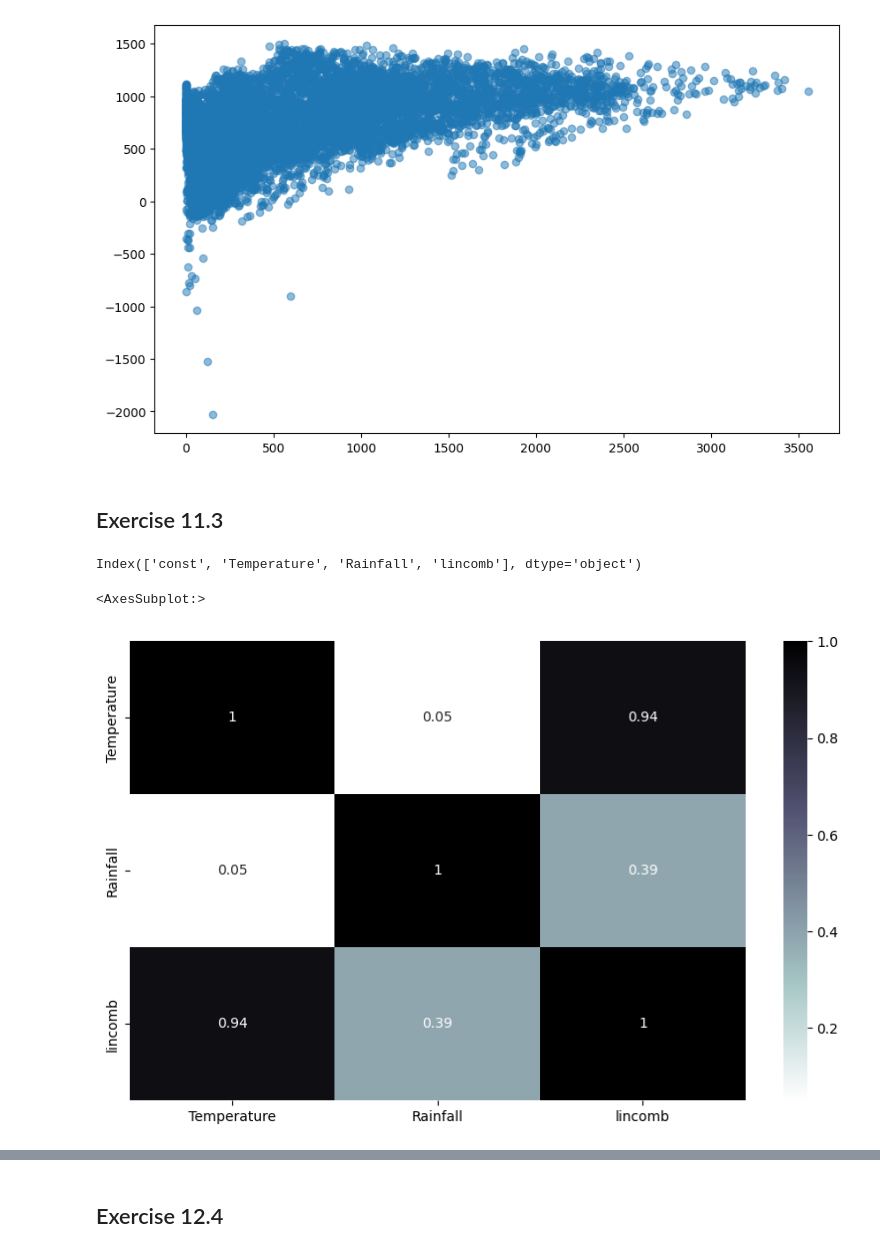
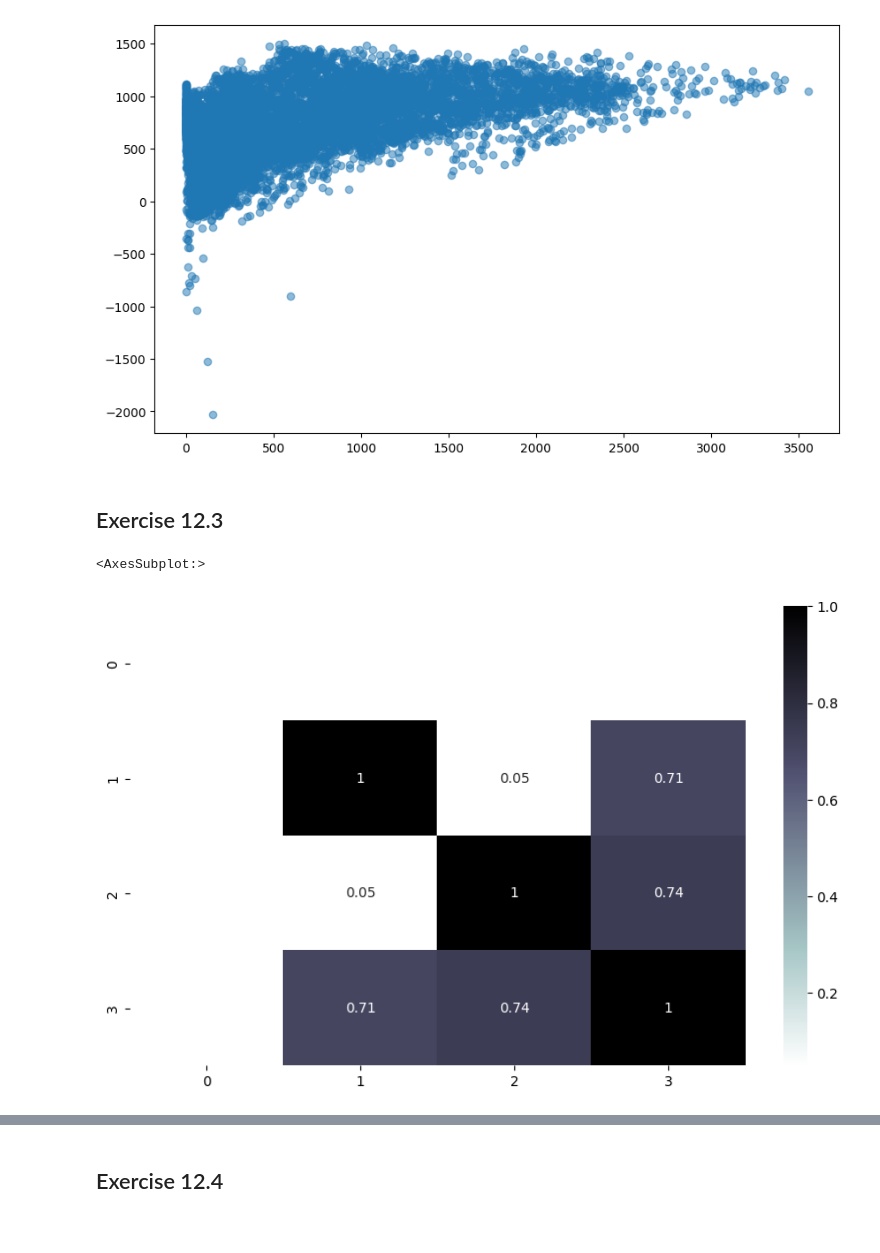
Before and after one commit to falasur/LA4DS, a Jupyter notebook: LA4DS_Ch12.ipynb, the cells around one changed output, grey strips where cells are left out. Cells and saved outputs as stored; diff of their text form; code cells hidden in the pictures.

Commit message:
Exercise 12.4

```diff
--- a/LA4DS_Ch12.ipynb
+++ b/LA4DS_Ch12.ipynb
@@ -231,8 +231,8 @@ OLS Regression Results
 Notes:
 [1] Standard Errors assume that the covariance matrix of the errors is correctly specified.
 # %%
-X = sm.add_constant(df.query('Rainfall == 0')[['is_summer', 'Rainfall']])
-Y = df.query('Rainfall == 0')['Rented Bike Count']
+X = sm.add_constant(df.query('Rainfall != 0')[['is_summer', 'Rainfall']])
+Y = df.query('Rainfall != 0')['Rented Bike Count']
 
 model = sm.OLS(Y, X)
 results = model.fit()
@@ -298,18 +296,16 @@ plt.plot(df['Rented Bike Count'], (X @ results.params), 'o', alpha=0.5, )
 [<matplotlib.lines.Line2D at 0x...>]
 [figure]
 # %% [markdown]
-## Exercise 11.3
+## Exercise 12.3
 # %%
-X = sm.add_constant(df[['Temperature', 'Rainfall']])
-Y = df['Rented Bike Count']
+X = sm.add_constant(df[['Rainfall', 'Temperature']])
+Y = df['Rented Bike Count'].to_numpy()
 # %%
-X['lincomb'] = 0.2*X.Temperature + 0.8*X.Rainfall
+X['lincomb'] = 0.4*X.Temperature + 4*X.Rainfall
-# %%
-X.columns
-# %% [output]
-Index(['const', 'Temperature', 'Rainfall', 'lincomb'], dtype='object')
+# %%
+X = X.to_numpy()
 # %%
-sns.heatmap(X[['Temperature', 'Rainfall', 'lincomb']].corr().abs(), cmap='bone_r', annot=True)
+sns.heatmap(pd.DataFrame(X).corr().abs(), cmap='bone_r', annot=True)
 # %% [output]
 <AxesSubplot:>
-[figure, old version]
+[figure, new version]
```
Also changed, not shown: parts of 20 cells of this notebook.
